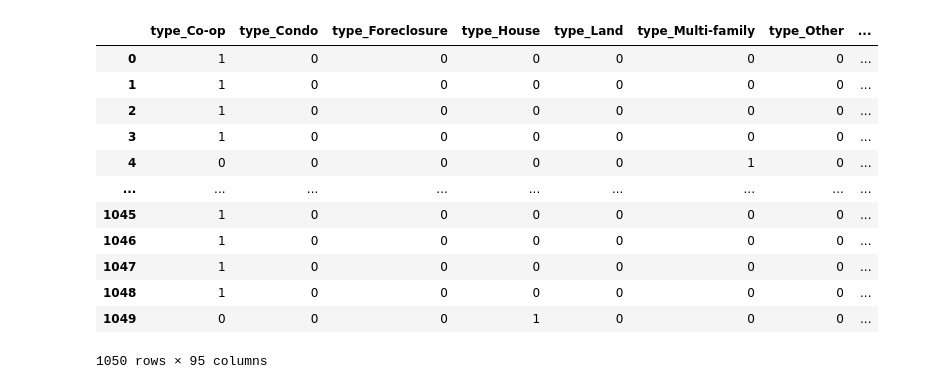
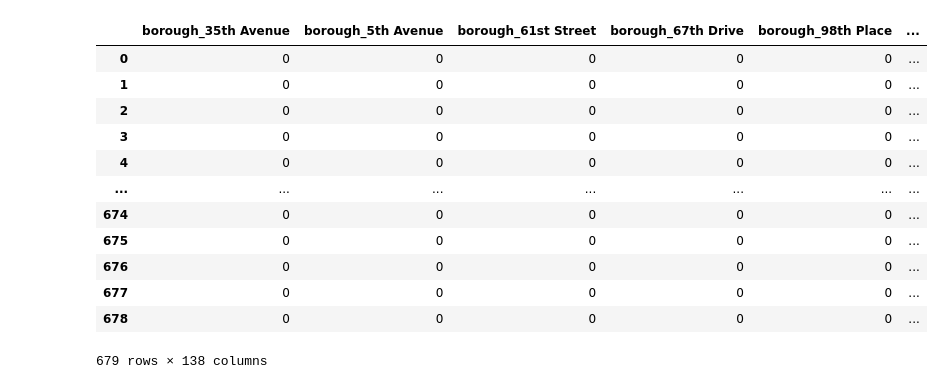
Before and after one commit to avineets87/housing-price-analysis, a Jupyter notebook: model_experimentation.ipynb, the cells around one changed output. Cells and saved outputs as stored; diff of their text form; code cells hidden in the pictures.

```diff
--- a/model_experimentation.ipynb
+++ b/model_experimentation.ipynb
@@ -5,7 +5,7 @@ from sklearn.model_selection import train_test_split
 from sklearn.linear_model import LinearRegression
 from sklearn.metrics import mean_squared_error, r2_score
 
-df = pd.read_csv('./resources/cleaned_data.csv')
+df = pd.read_csv('./resources/Cleaned_data_without_outliers.csv')
 
 # Display the first few rows of the dataframe
 df.head()
@@ -30,6 +32,6 @@ suburb           object
 dtype: object
 # %%
-select_features = ["beds", "bath", "propertysqft", "type", "suburb"]
+select_features = ["beds", "bath", "propertysqft","price_per_sqft","borough","property_category", "type"]
 
 # Create another variable X_sel with only the columns
 # in the "select_features" list
@@ -48,7 +50,7 @@ X_sel.head()
 y = df["price"].values.reshape(-1, 1)
 # %%
 # Split the data into X_train, X_test, y_train, y_test
-X_train, X_test, y_train, y_test = train_test_split(X, y, random_state=42)
+X_train, X_test, y_train, y_test = train_test_split(X_sel, y, random_state=42)
 # %%
 # Display X_train
 X_train
@@ -69,7 +71,8 @@ X_train
 # %%
+from sklearn.preprocessing import OneHotEncoder
+
 # Use a OneHotEncoder to convert the training data to numerical values
 ohe = OneHotEncoder(handle_unknown='ignore', sparse_output=False, dtype='int')
-# ohe.fit(X_train['type','suburb'])
-X_train_encoded = pd.DataFrame(data=ohe.fit_transform(X_train[['type','suburb']]), columns=ohe.get_feature_names_out())
+X_train_encoded = pd.DataFrame(data=ohe.fit_transform(X_train[['borough','property_category','type']]), columns=ohe.get_feature_names_out())
 X_train_encoded
 # %% [output]
@@ -89,21 +92,21 @@ X_train_encoded
 # %%
 # Encode the test data
-X_test_encoded = pd.DataFrame(data=ohe.transform(X_test[['type','suburb']]), columns=ohe.get_feature_names_out())
+X_test_encoded = pd.DataFrame(data=ohe.transform(X_test[['borough','property_category','type']]), columns=ohe.get_feature_names_out())
 X_test_encoded
 # %% [output]
-|  | type_Co-op | type_Condo | type_Foreclosure | type_House | type_Land | type_Multi-family | type_Other | ... |
-| 0 | 1 | 0 | 0 | 0 | 0 | 0 | 0 | ... |
-| 1 | 1 | 0 | 0 | 0 | 0 | 0 | 0 | ... |
-| 2 | 1 | 0 | 0 | 0 | 0 | 0 | 0 | ... |
-| 3 | 1 | 0 | 0 | 0 | 0 | 0 | 0 | ... |
-| 4 | 0 | 0 | 0 | 0 | 0 | 1 | 0 | ... |
-| ... | ... | ... | ... | ... | ... | ... | ... | ... |
-| 1045 | 1 | 0 | 0 | 0 | 0 | 0 | 0 | ... |
-| 1046 | 1 | 0 | 0 | 0 | 0 | 0 | 0 | ... |
-| 1047 | 1 | 0 | 0 | 0 | 0 | 0 | 0 | ... |
-| 1048 | 1 | 0 | 0 | 0 | 0 | 0 | 0 | ... |
-| 1049 | 0 | 0 | 0 | 1 | 0 | 0 | 0 | ... |
+|  | borough_35th Avenue | borough_5th Avenue | borough_61st Street | borough_67th Drive | borough_98th Place | ... |
+| 0 | 0 | 0 | 0 | 0 | 0 | ... |
+| 1 | 0 | 0 | 0 | 0 | 0 | ... |
+| 2 | 0 | 0 | 0 | 0 | 0 | ... |
+| 3 | 0 | 0 | 0 | 0 | 0 | ... |
+| 4 | 0 | 0 | 0 | 0 | 0 | ... |
+| ... | ... | ... | ... | ... | ... | ... |
+| 674 | 0 | 0 | 0 | 0 | 0 | ... |
+| 675 | 0 | 0 | 0 | 0 | 0 | ... |
+| 676 | 0 | 0 | 0 | 0 | 0 | ... |
+| 677 | 0 | 0 | 0 | 0 | 0 | ... |
+| 678 | 0 | 0 | 0 | 0 | 0 | ... |
-1050 rows × 95 columns
+679 rows × 138 columns
 # %%
 from sklearn.preprocessing import StandardScaler
 
```
Also changed, not shown: parts of 11 cells of this notebook, 2 other files.
